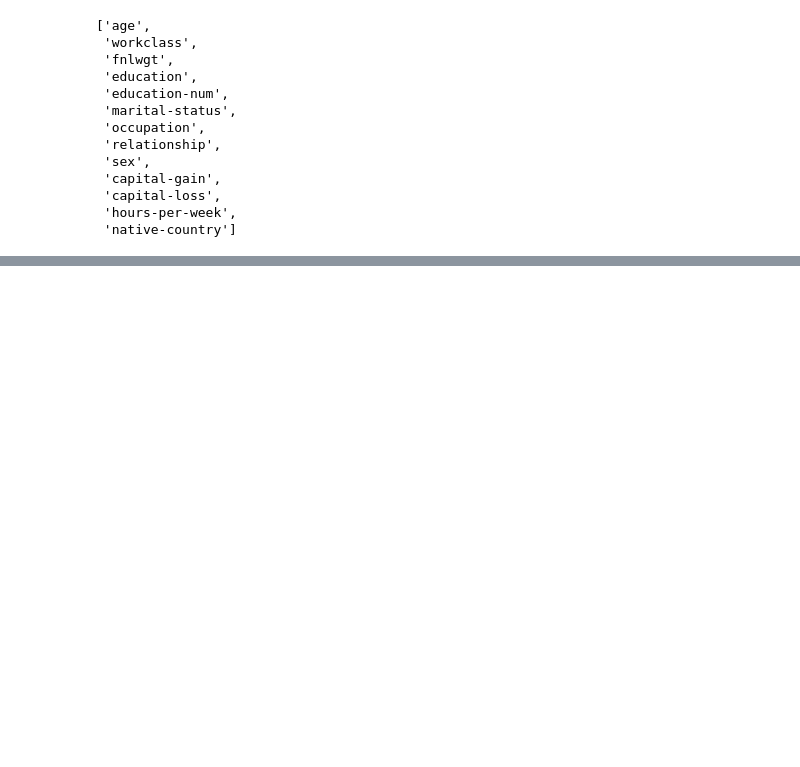
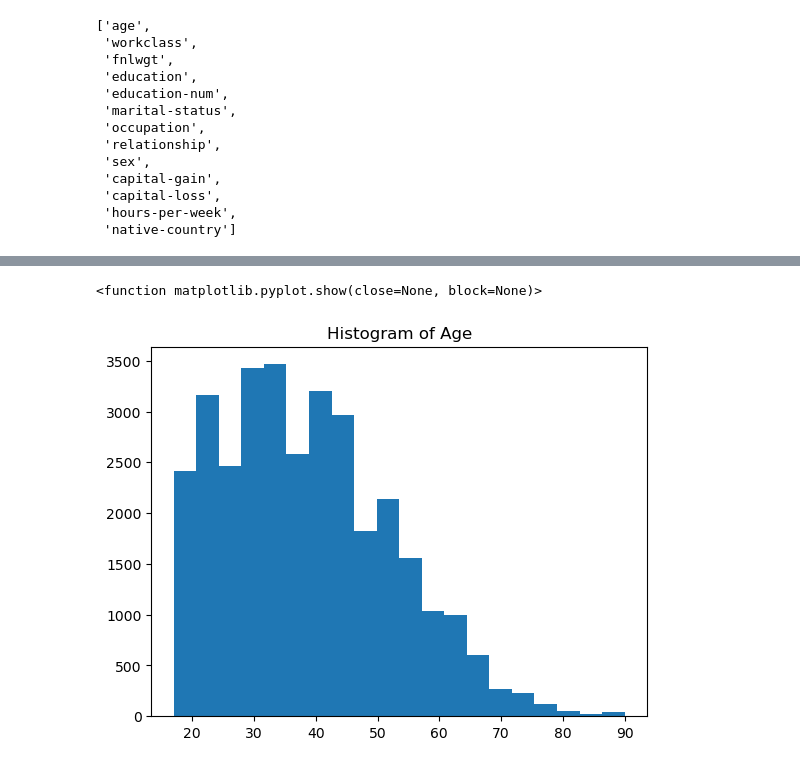
Before and after one commit to Matt-Heinen/DSC-540, a Jupyter notebook: Heinen DSC 540 Weeks 3 & 4.ipynb, the cells around one changed output, grey strips where cells are left out. Drawn from its saved outputs; the diff is of its cells as text; code cells hidden in the pictures; blank space fills up the shorter version.

```diff
--- a/Heinen DSC 540 Weeks 3 & 4.ipynb
+++ b/Heinen DSC 540 Weeks 3 & 4.ipynb
@@ -232,6 +231,6 @@ names
 names.append('Income')
 # %%
 #5) find the missing values
-# Add the name
-df = pd.read_csv("../datasets/adult_income_data.csv",names=names)
+# Add the name of the colums from the text file and fill in the missing column names.
+df = pd.read_csv("adult_income_data.csv",names=names)
 df.head()
@@ -237,0 +244,6 @@ df.head()
+# %%
+# 6) Use subsetting to create a dataframe with only age education and occuparion.
+# Create a subset from original df
+df_subset = df[['age','education','occupation']]
+# Validate.
+df_subset.head()
@@ -237,0 +257,13 @@ df.head()
+# %%
+# 7) plot a histogram of ages with a bin size of 20.
+
+# create histogram with bins of 20
+plt.hist(df_subset['age'],bins=20)
+# Create a title
+plt.title("Histogram of Age")
+
+# show
+plt.show
+# %% [output]
+<function matplotlib.pyplot.show(close=None, block=None)>
+[figure, added]
```
Also changed, not shown: parts of 16 cells of this notebook.
